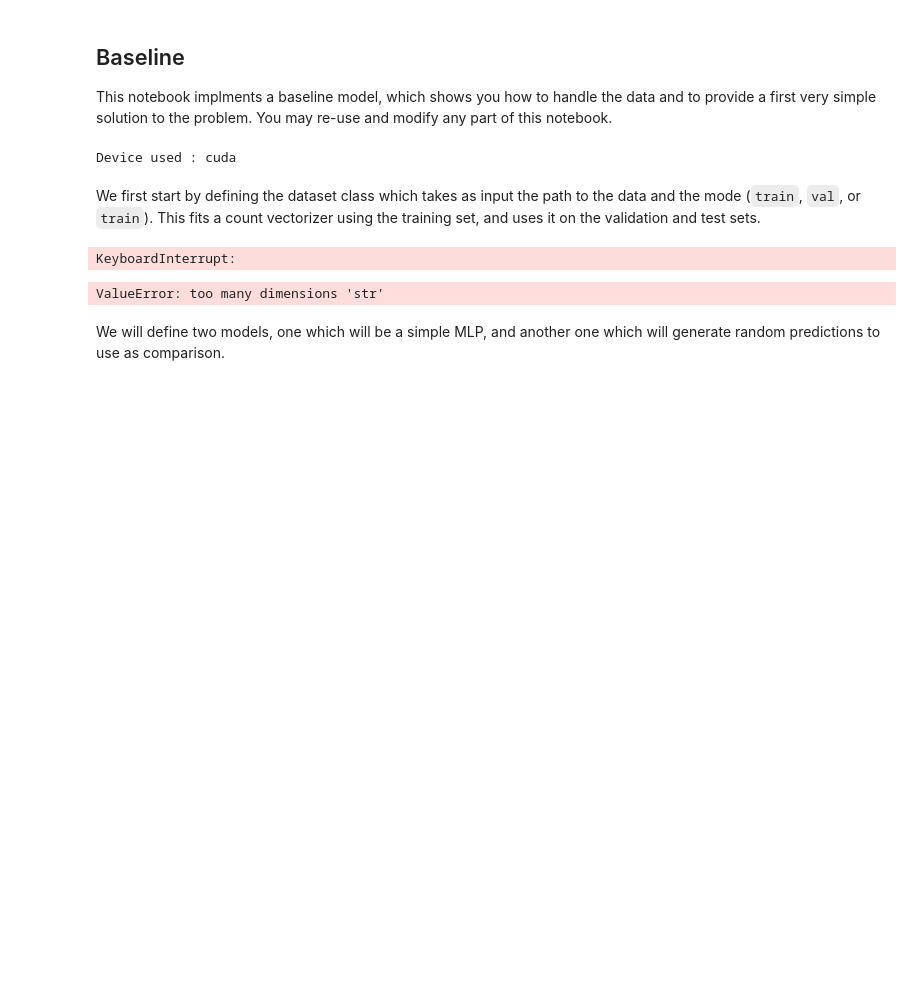
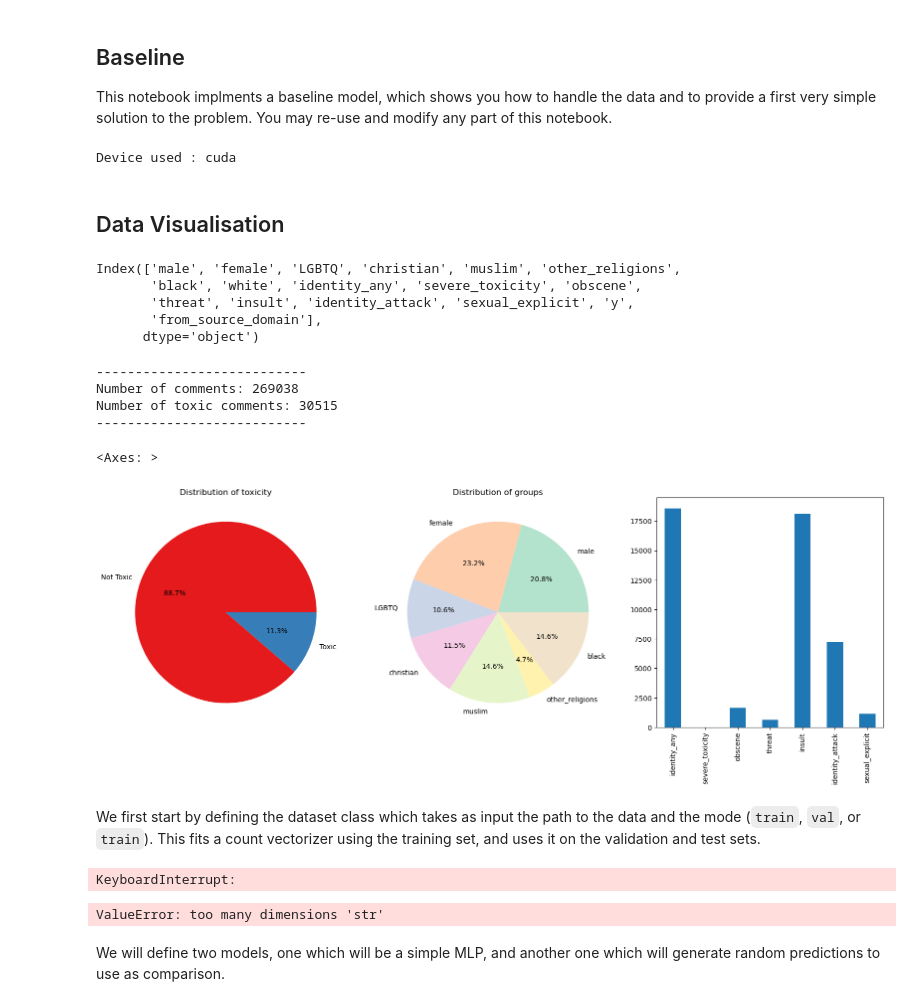
Before and after one commit to TXSpencer/Toxic_Comment_Classification-Kaggle, a Jupyter notebook: baseline.ipynb, the cells around one changed output. Drawn from its saved outputs; the diff is of its cells as text; code cells hidden in the pictures; blank space fills up the shorter version.

Commit message:
Added data visualisation

```diff
--- a/baseline.ipynb
+++ b/baseline.ipynb
@@ -29,6 +31,44 @@ device = torch.device('cuda' if torch.cuda.is_available() else 'cpu')
 print(f'Device used : {device}')
 # %% [output]
 Device used : cuda
+# %% [markdown]
+## Data Visualisation
+# %%
+train_df = pd.read_csv(os.path.join(data_dir, f'train_y.csv'))
+# %%
+train_df.columns
+# %% [output]
+Index(['male', 'female', 'LGBTQ', 'christian', 'muslim', 'other_religions',
+       'black', 'white', 'identity_any', 'severe_toxicity', 'obscene',
+       'threat', 'insult', 'identity_attack', 'sexual_explicit', 'y',
+       'from_source_domain'],
+      dtype='object')
+# %%
+toxic_comment = train_df[train_df['y']==1]
+
+print('---------------------------')
+print(f'Number of comments: {len(train_df)}')
+print(f'Number of toxic comments: {len(toxic_comment)}')
+print('---------------------------')
+_ , axes = plt.subplots(1,3, figsize = (20,6))
+
+#TOXICITY CHART --------------------
+toxicity_pie = axes[0].pie(train_df['y'].value_counts(), labels=["Not Toxic", "Toxic"], autopct='%1.1f%%', colors = plt.cm.Set1.colors)
+axes[0].set_title("Distribution of toxicity")
+
+#GROUP CHART --------------------
+groups_pie = axes[1].pie(toxic_comment.sum().iloc[:7], labels=toxic_comment.columns[:7], autopct='%1.1f%%', colors = plt.cm.Pastel2.colors)
+axes[1].set_title("Distribution of groups")
+
+#TYPE CHART --------------------
+toxic_comment.sum().iloc[8:-2].plot(kind='bar')
+# %% [output]
+---------------------------
+Number of comments: 269038
+Number of toxic comments: 30515
+---------------------------
+<Axes: >
+[figure, added]
 # %% [markdown]
 We first start by defining the dataset class which takes as input the path to the data and the mode (`train`, `val`, or `train`). This fits a count vectorizer using the training set, and uses it on the validation and test sets.
 # %%
```
Also changed, not shown: parts of 2 cells of this notebook.
